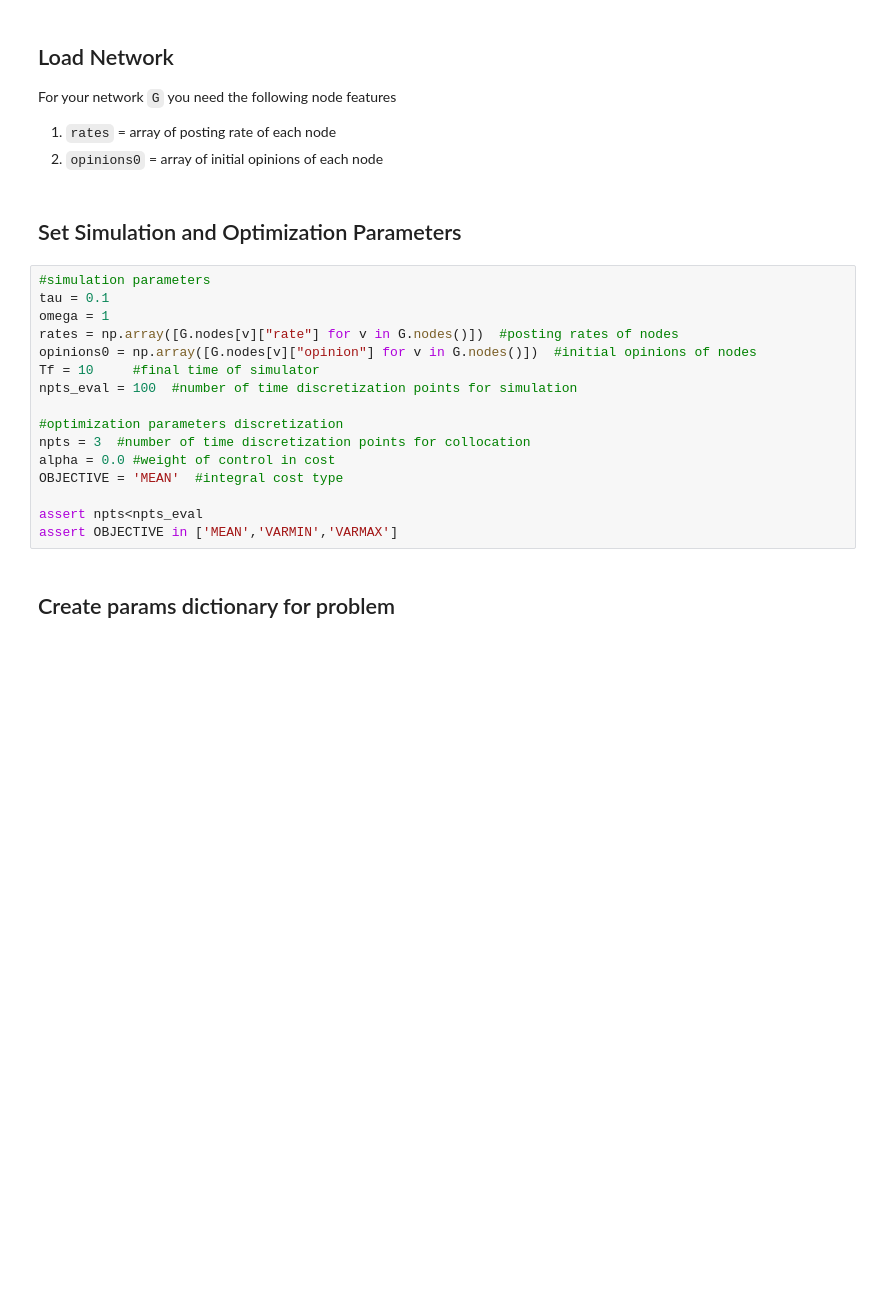
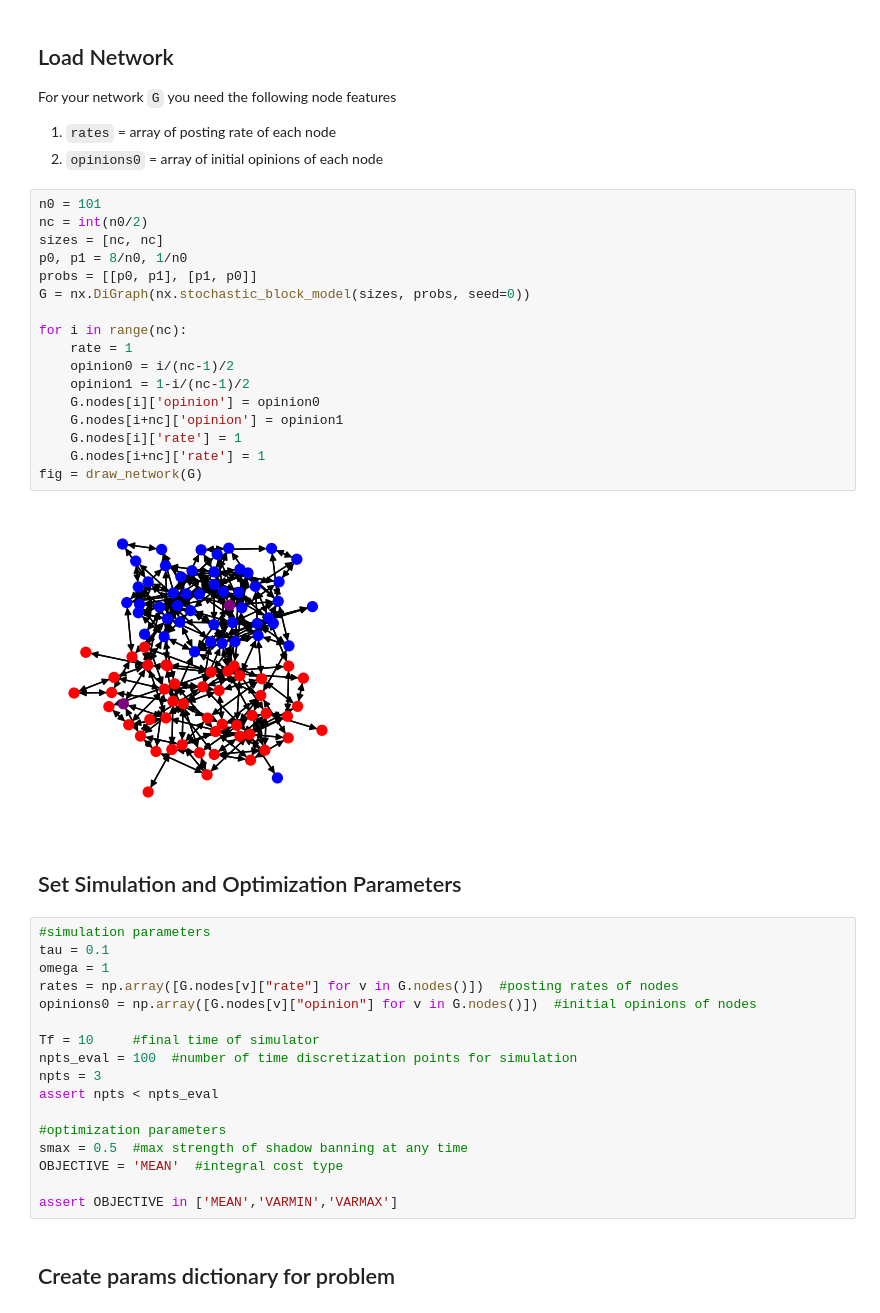
Before and after one commit to zlisto/opinion_dynamics, a Jupyter notebook: ShadowbanAdaptive.ipynb, the cells around one changed output. Drawn from its saved outputs; the diff is of its cells as text; blank space fills up the shorter version.

Commit message:
LP shadowban

```diff
--- a/ShadowbanAdaptive.ipynb
+++ b/ShadowbanAdaptive.ipynb
@@ -50,6 +32,25 @@ fig = draw_network(G)
 For your network `G` you need the following node features
    1. `rates` = array of posting rate of each node
    2. `opinions0` = array of initial opinions of each node
+# %%
+n0 = 101
+nc = int(n0/2)
+sizes = [nc, nc]
+p0, p1 = 8/n0, 1/n0
+probs = [[p0, p1], [p1, p0]]
+G = nx.DiGraph(nx.stochastic_block_model(sizes, probs, seed=0))
+
+for i in range(nc):
+    rate = 1
+    opinion0 = i/(nc-1)/2
+    opinion1 = 1-i/(nc-1)/2
+    G.nodes[i]['opinion'] = opinion0
+    G.nodes[i+nc]['opinion'] = opinion1
+    G.nodes[i]['rate'] = 1
+    G.nodes[i+nc]['rate'] = 1
+fig = draw_network(G)
+# %% [output]
+[figure, new version]
 # %% [markdown]
 ## Set Simulation and Optimization Parameters
 # %%
@@ -58,15 +59,16 @@ tau = 0.1
 omega = 1
 rates = np.array([G.nodes[v]["rate"] for v in G.nodes()])  #posting rates of nodes
 opinions0 = np.array([G.nodes[v]["opinion"] for v in G.nodes()])  #initial opinions of nodes
+
 Tf = 10     #final time of simulator
 npts_eval = 100  #number of time discretization points for simulation
+npts = 3
+assert npts < npts_eval
 
-#optimization parameters discretization
-npts = 3  #number of time discretization points for collocation
-alpha = 0.0 #weight of control in cost
+#optimization parameters
+smax = 0.5  #max strength of shadow banning at any time
 OBJECTIVE = 'MEAN'  #integral cost type
 
-assert npts<npts_eval
 assert OBJECTIVE in ['MEAN','VARMIN','VARMAX']
 # %% [markdown]
 ## Create params dictionary for problem
```
Also changed, not shown: parts of 22 cells of this notebook, 2 other files.
